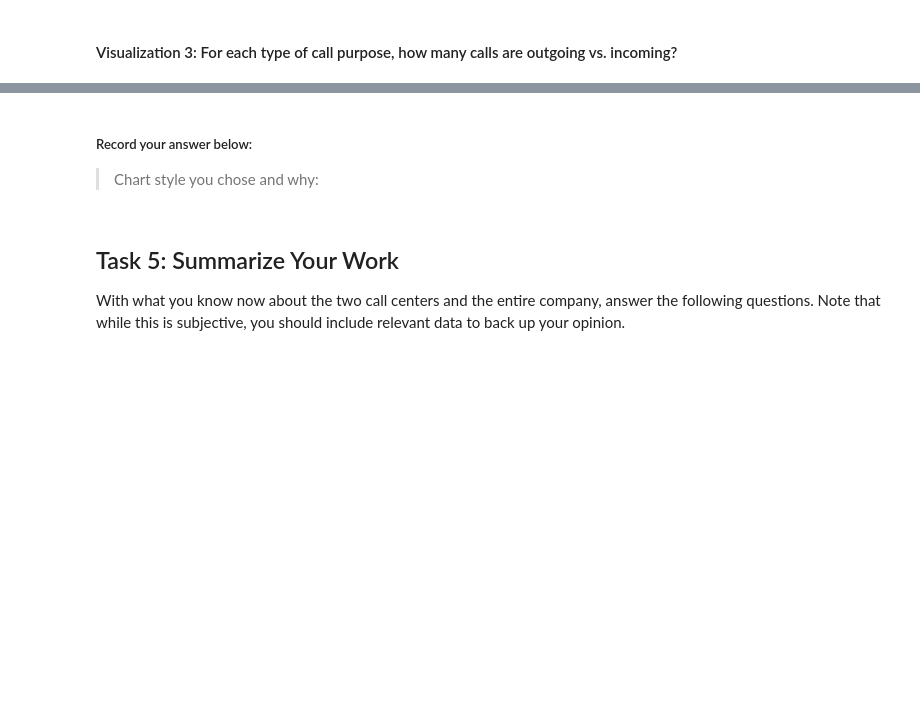
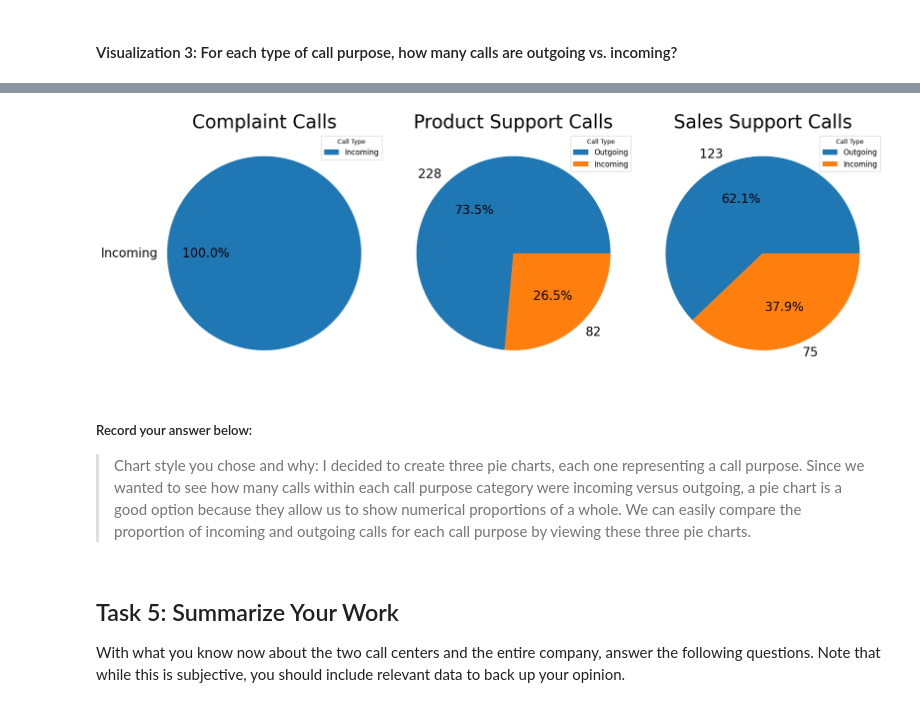
Before and after one commit to SaSheaGaston/call-center-cleanup-assignment, a Jupyter notebook: Call_Center_Cleanup.ipynb, the cells around one changed output, grey strips where cells are left out. Saved outputs shown, nothing was run; the diff lists cells and outputs as text; code cells hidden in the pictures; blank space fills up the shorter version.

```diff
--- a/Call_Center_Cleanup.ipynb
+++ b/Call_Center_Cleanup.ipynb
@@ -747,7 +984,41 @@ NameError: name 'df' is not defined
+# %%
+# My code
+# I am creating three pie charts
+
+# I have to turn the dictionaries into a list
+complaints_data = list(complaints.values())
+complaints_labels = list(complaints.keys())
+
+product_support_data = list(product_support.values())
+product_support_labels = list(product_support.keys())
+
+sales_support_data = list(sales_support.values())
+sales_support_labels = list(sales_support.keys())
+
+fig, axes=plt.subplots(1,3, figsize = (18, 6))
+
+axes[0].pie(complaints_data, labels = complaints_labels, autopct = '%1.1f%%', textprops = {'fontsize': 20})
+axes[0].set_title("Complaint Calls", fontsize = 30)
+axes[0].legend(list(complaints.keys()), title = "Call Type", fontsize = 12, loc = "upper right")
+
+
+axes[1].pie(product_support_data, labels = product_support_data, autopct = '%1.1f%%', textprops = {'fontsize': 20})
+axes[1].set_title("Product Support Calls", fontsize = 30)
+axes[1].legend(list(product_support.keys()), title = "Call Type", fontsize = 12, loc = "upper right")
+
+axes[2].pie(sales_support_data, labels = sales_support_data, autopct = '%1.1f%%', textprops = {'fontsize': 20})
+axes[2].set_title("Sales Support Calls", fontsize = 30)
+axes[2].legend(list(sales_support.keys()), title = "Call Type", fontsize = 12, loc = "upper right")
+
+
+plt.tight_layout()
+plt.show()
+# %% [output]
+[figure, added]
 # %% [markdown]
 ##### Record your answer below:
 
-> Chart style you chose and why:
+> Chart style you chose and why: I decided to create three pie charts, each one representing a call purpose. Since we wanted to see how many calls within each call purpose category were incoming versus outgoing, a pie chart is a good option because they allow us to show numerical proportions of a whole. We can easily compare the proportion of incoming and outgoing calls for each call purpose by viewing these three pie charts.
 # %% [markdown]
 ## Task 5: Summarize Your Work
 
```
Also changed, not shown: parts of 25 cells of this notebook.
